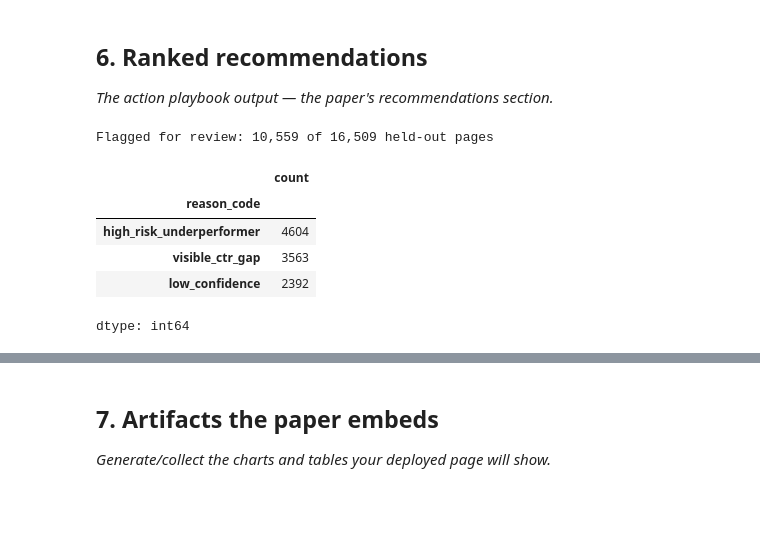
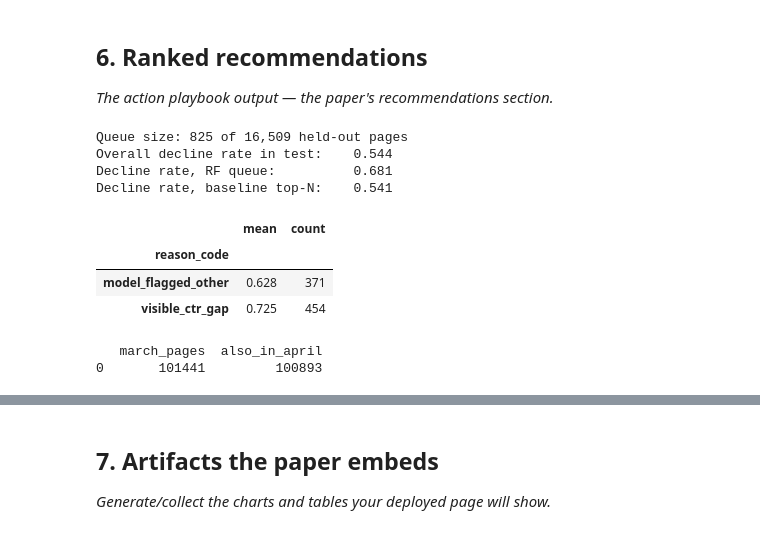
Before and after one commit to nooragab/flyrank-ml-internship, a Jupyter notebook: work/notebooks/capstone.ipynb, the cells around one changed output, grey strips where cells are left out. Saved outputs shown, nothing was run; the diff lists cells and outputs as text; code cells hidden in the pictures; blank space fills up the shorter version.

```diff
--- a/work/notebooks/capstone.ipynb
+++ b/work/notebooks/capstone.ipynb
@@ -49,7 +49,7 @@ build_query = f"""
     ),
     tiered AS (
         SELECT m.*, a.impressions_april,
-            (a.impressions_april < m.impressions_month)::INT AS is_declining_next_month,
+            (a.impressions_april / 30.0 < m.impressions_month / 31.0)::INT AS is_declining_next_month,
             m.clicks_month / NULLIF(m.impressions_month, 0) AS ctr_month,
             CASE
                 WHEN m.avg_position_month <= 3 THEN '1_top_3'
@@ -96,10 +96,12 @@ print(f"Dataset: {data.shape[0]:,} rows, {data['client_hash_id'].nunique()} clie
 import hashlib
 print("data hash:", hashlib.md5(pd.util.hash_pandas_object(data, index=False).values).hexdigest())
 
-data["baseline_score"] = data["impressions_month"] * data["is_stale"] * data["ctr_gap"]
+# is_stale / days_since_last_update removed: content_updated_date reflects release time (Jul 2026),
+# not 31 Mar, so 82% of values were negative (information from after the decision point).
+data["baseline_score"] = data["impressions_month"] * data["ctr_gap"]
 
 feature_cols = ["impressions_month", "avg_position_month", "ctr_month",
-                "tier_avg_ctr", "ctr_gap", "is_stale", "days_since_last_update", "word_count"]
+                "tier_avg_ctr", "ctr_gap", "word_count"]
 
 gss = GroupShuffleSplit(n_splits=1, test_size=0.25, random_state=SEED)
 train_idx, test_idx = next(gss.split(data, groups=data["client_hash_id"]))
@@ -364,27 +416,52 @@ leak_summary
 # %%
 test_eval = test.copy()
 test_eval["model_prob"] = rf.predict_proba(X_test)[:, 1]
 
+N = int(0.05 * len(test_eval))   # review capacity: top 5% of held-out pages
+playbook_queue = test_eval.sort_values("model_prob", ascending=False).head(N).copy()
+
 def assign_reason_action(row):
-    if row["model_prob"] >= 0.65:
-        return "high_risk_underperformer", "review_for_refresh"
-    elif row["ctr_gap"] > 0.001 and row["avg_position_month"] <= 20:
+    if row["ctr_gap"] > 0.001 and row["avg_position_month"] <= 20:
         return "visible_ctr_gap", "review_metadata"
-    elif row["model_prob"] >= 0.5:
-        return "low_confidence", "monitor_only"
-    return "not_flagged", "no_action"
+    return "model_flagged_other", "review_for_refresh"
 
-test_eval[["reason_code", "action"]] = test_eval.apply(lambda r: pd.Series(assign_reason_action(r)), axis=1)
-playbook_queue = test_eval[test_eval["action"] != "no_action"].sort_values("model_prob", ascending=False)
+playbook_queue[["reason_code", "action"]] = playbook_queue.apply(
+    lambda r: pd.Series(assign_reason_action(r)), axis=1)
 
-print(f"Flagged for review: {len(playbook_queue):,} of {len(test_eval):,} held-out pages")
-playbook_queue["reason_code"].value_counts()
+# Same-size queues from the baseline and at random, for comparison
+base_top = test_eval.sort_values("baseline_score", ascending=False).head(N)
+
+print(f"Queue size: {len(playbook_queue):,} of {len(test_eval):,} held-out pages")
+print("Overall decline rate in test:   ", round(test_eval["is_declining_next_month"].mean(), 3))
+print("Decline rate, RF queue:         ", round(playbook_queue["is_declining_next_month"].mean(), 3))
+print("Decline rate, baseline top-N:   ", round(base_top["is_declining_next_month"].mean(), 3))
+playbook_queue.groupby("reason_code")["is_declining_next_month"].agg(["mean", "count"]).round(3)
 # %% [output]
-Flagged for review: 10,559 of 16,509 held-out pages
+Queue size: 825 of 16,509 held-out pages
+Overall decline rate in test:    0.544
+Decline rate, RF queue:          0.681
+Decline rate, baseline top-N:    0.541
-|  | count |
-| reason_code |  |
-| high_risk_underperformer | 4604 |
-| visible_ctr_gap | 3563 |
-| low_confidence | 2392 |
+|  | mean | count |
+| reason_code |  |  |
+| model_flagged_other | 0.628 | 371 |
+| visible_ctr_gap | 0.725 | 454 |
-dtype: int64
+# %%
+print(con.sql(f"""
+WITH m AS (
+  SELECT content_hash_id
+  FROM read_parquet('{rel}/fact_content_daily_performance/month=2026-03/*.parquet')
+  WHERE gsc_data_available IS TRUE
+  GROUP BY content_hash_id HAVING SUM(gsc_impressions) >= 100
+),
+a AS (
+  SELECT DISTINCT content_hash_id
+  FROM read_parquet('{rel}/fact_content_daily_performance/month=2026-04/*.parquet')
+  WHERE gsc_data_available IS TRUE
+)
+SELECT COUNT(*) AS march_pages, COUNT(a.content_hash_id) AS also_in_april
+FROM m LEFT JOIN a ON m.content_hash_id = a.content_hash_id
+""").df())
+# %% [output]
+   march_pages  also_in_april
+0       101441         100893
 # %% [markdown]
```
Also changed, not shown: parts of 18 cells of this notebook.
